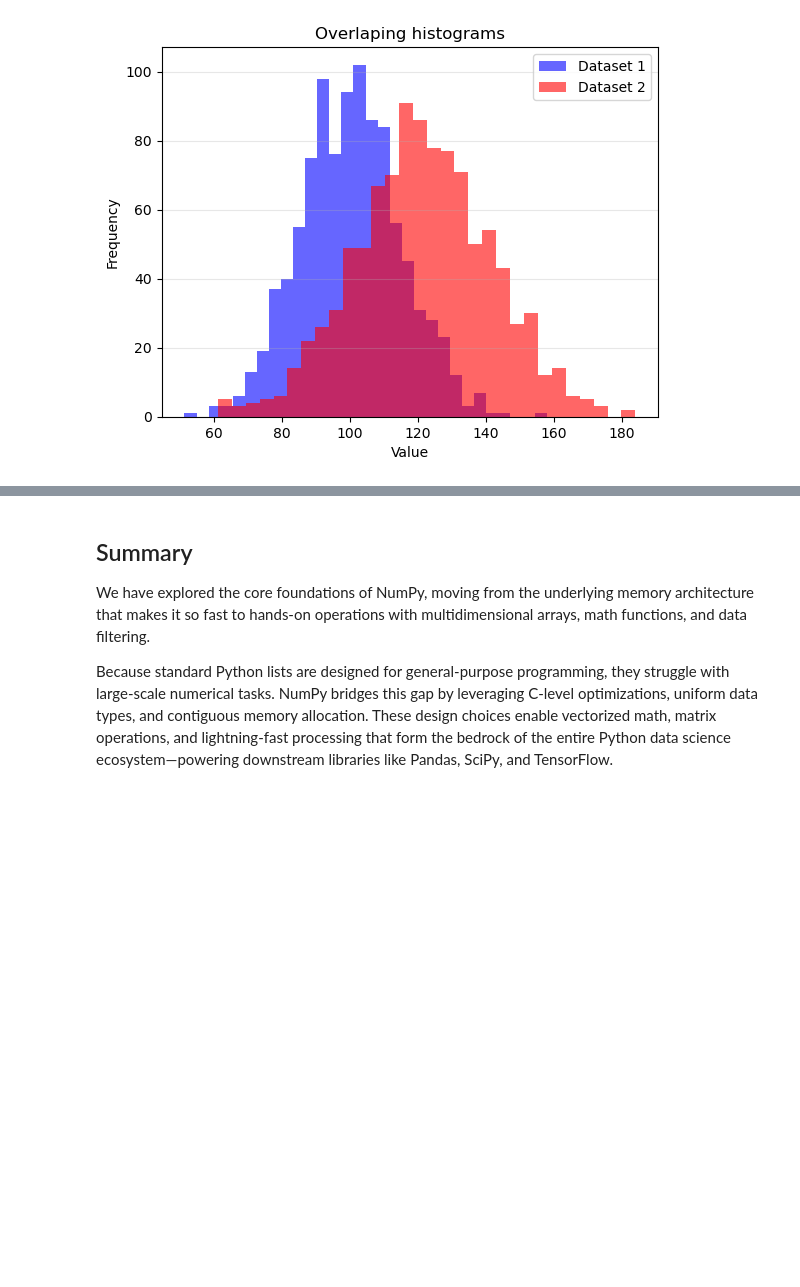
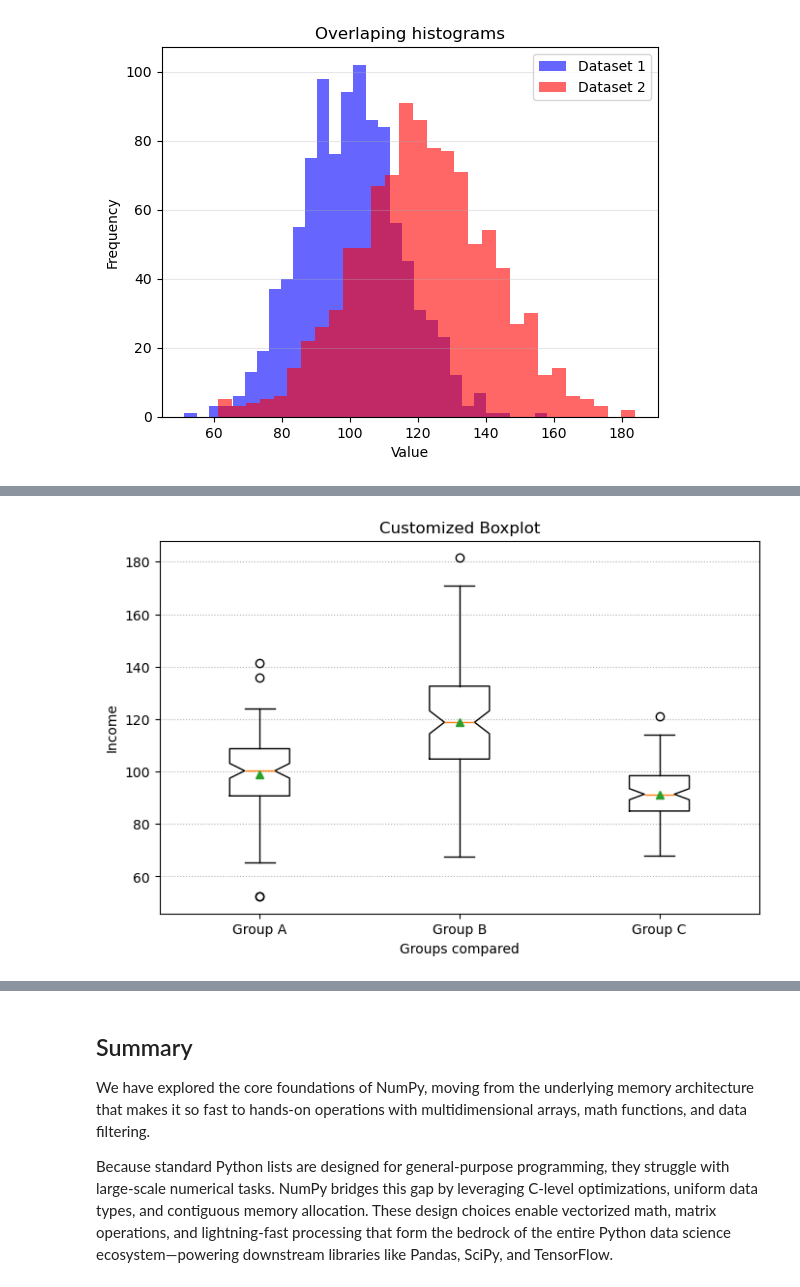
Before and after one commit to bizzaccelerator/Data-Science-Study-Notes, a Jupyter notebook: 7. Visualizing data.ipynb, the cells around one changed output, grey strips where cells are left out. Saved outputs shown, nothing was run; the diff lists cells and outputs as text; code cells hidden in the pictures; blank space fills up the shorter version.

Commit message:
boxplot and heatmaps are included in matplotlib section at visualization file.

```diff
--- a/7. Visualizing data.ipynb
+++ b/7. Visualizing data.ipynb
@@ -370,0 +383,27 @@ plt.show()
+# %%
+# The data is
+data = [
+    np.random.normal(100, 15, 100),
+    np.random.normal(120, 20, 100),
+    np.random.normal(90, 10, 100)
+]
+
+# Create the figure
+plt.figure(figsize=(8, 5))
+plt.boxplot(
+    data, # The data to visualize
+    tick_labels=["Group A", "Group B", "Group C"], # The labels of each group is included
+    showmeans=True, # Evidentiates the mean
+    notch=True, # Displays a confidence interval around the median.
+    )
+
+# Configure the figure
+plt.title("Customized Boxplot")
+plt.ylabel("Income")
+plt.xlabel('Groups compared')
+plt.grid(True, axis='y', linestyle=':')
+
+# Show
+plt.show()
+# %% [output]
+[figure, added]
```
Also changed, not shown: parts of 3 cells of this notebook.
